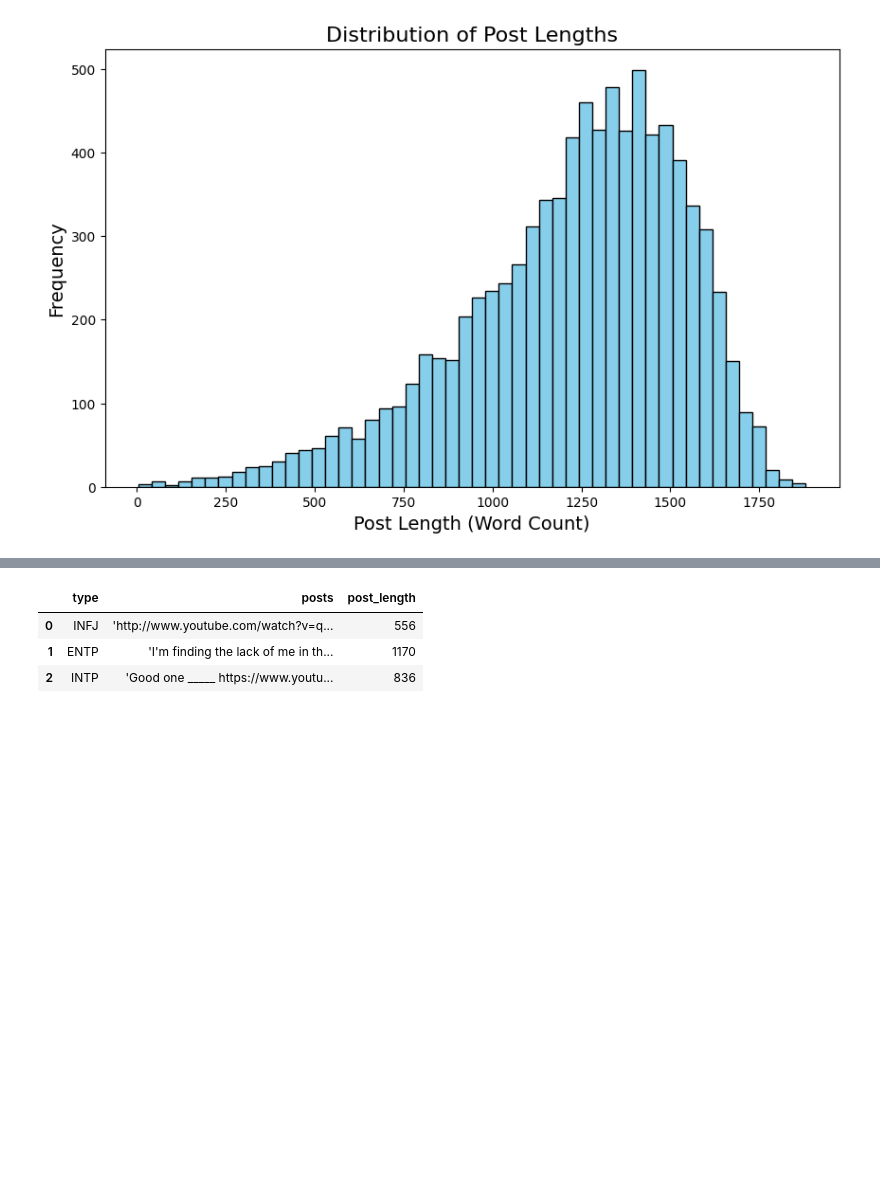
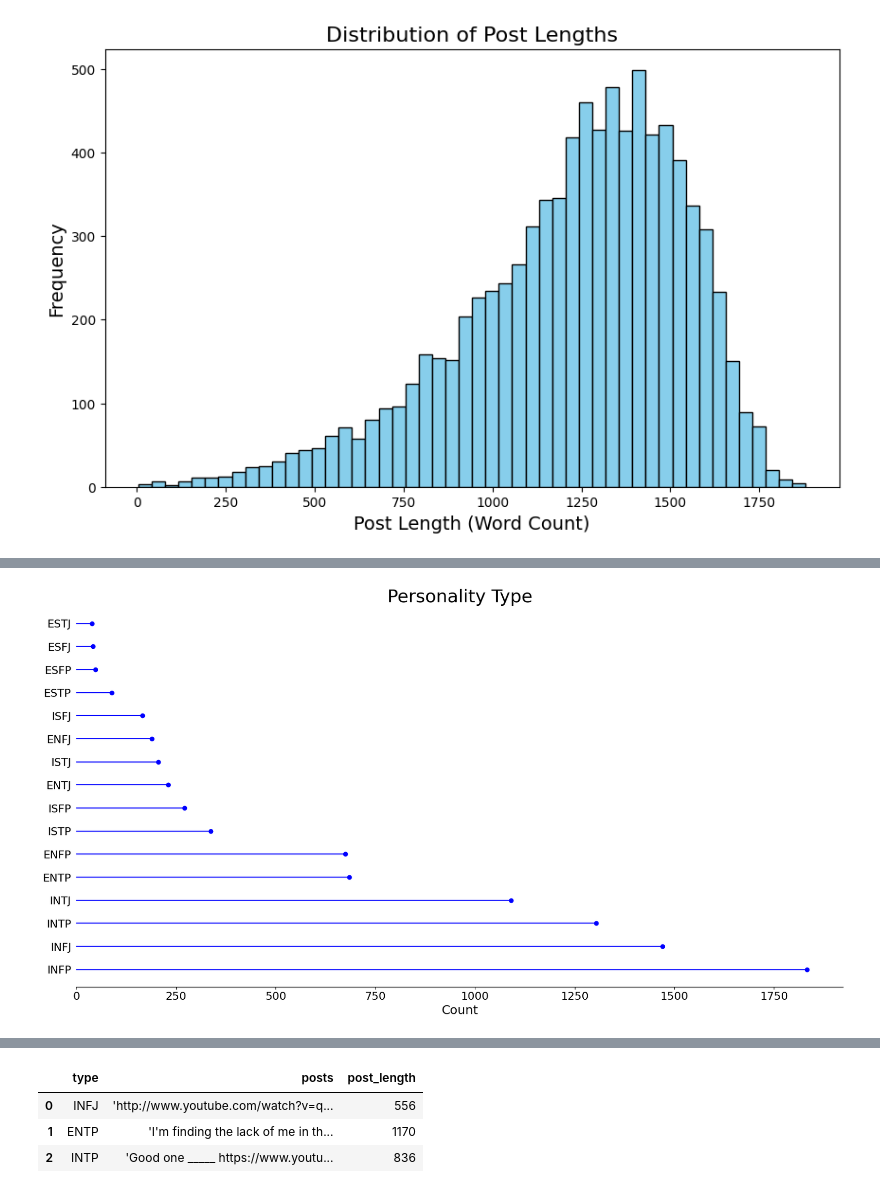
Before and after one commit to d9914/Capstone, a Jupyter notebook: model1.ipynb, the cells around one changed output, grey strips where cells are left out. Saved outputs shown, nothing was run; the diff lists cells and outputs as text; code cells hidden in the pictures; blank space fills up the shorter version.

```diff
--- a/model1.ipynb
+++ b/model1.ipynb
@@ -143,3 +164,19 @@ plt.show()
+# %%
+
+count=dict(df['type'].value_counts())
+plt.figure(figsize=(20,10))
+plt.hlines(y=count.keys(), xmin=0, xmax=count.values(), color='blue')
+plt.plot(count.values(),count.keys(), 'o', color='blue')
+plt.title('Personality Type', fontsize=26)
+plt.xlabel('Count', fontsize=18)
+plt.xticks(fontsize=16)
+plt.yticks(fontsize=16)
+plt.xlim(0, None)
+plt.tick_params(left=False)
+sns.despine(left=True)
+plt.show()
+# %% [output]
+[figure, added]
 # %%
 from wordcloud import WordCloud
 import matplotlib.pyplot as plt
```
Also changed, not shown: parts of 6 cells of this notebook.
